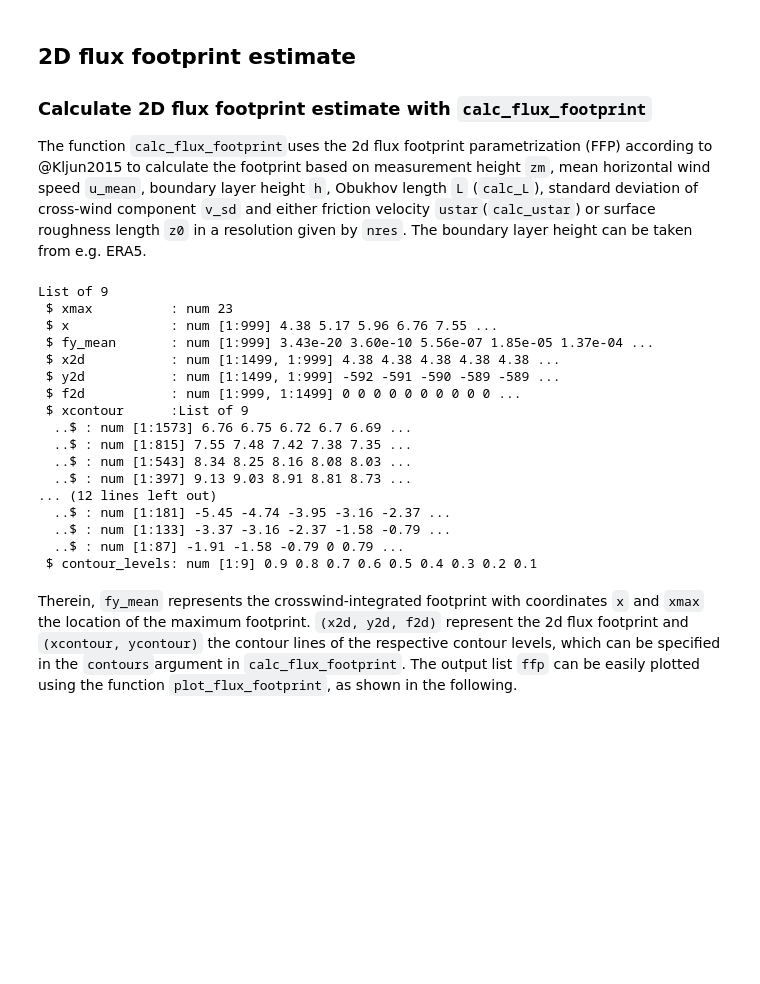
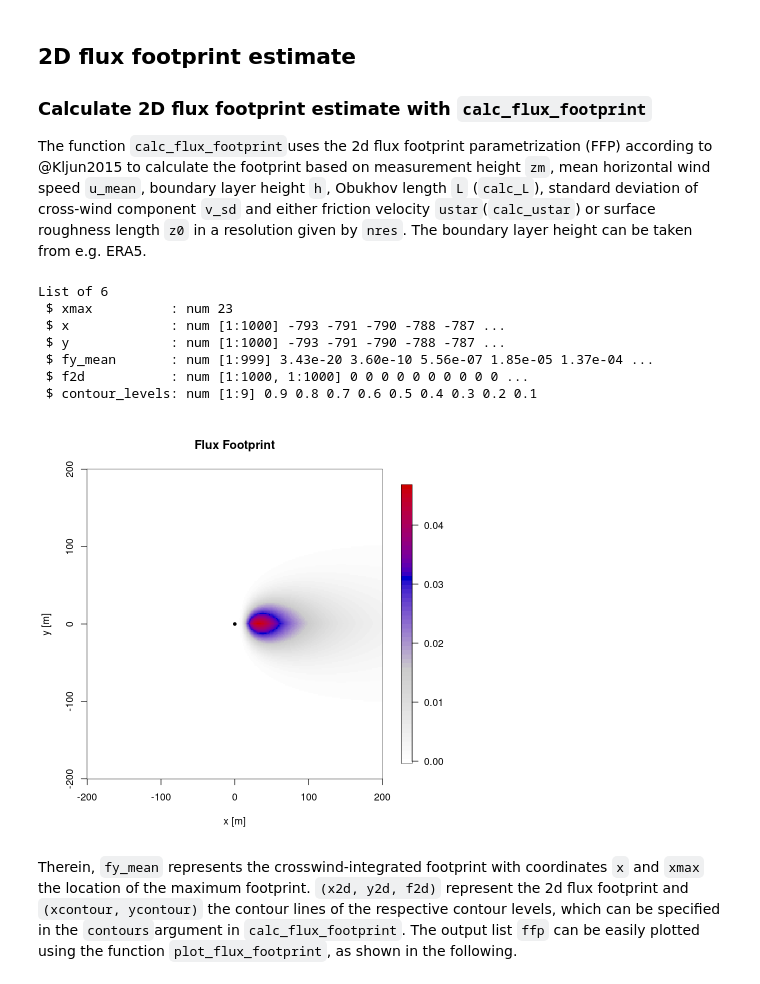
Before and after one commit to noctiluc3nt/ec_analyze, a Jupyter notebook: notebooks/05_flux-footprint-estimation.ipynb, the cells around one changed output. Drawn from its saved outputs; the diff is of its cells as text; code cells hidden in the pictures; blank space fills up the shorter version.

```diff
--- a/notebooks/05_flux-footprint-estimation.ipynb
+++ b/notebooks/05_flux-footprint-estimation.ipynb
@@ -29,29 +29,20 @@ The function `calc_flux_footprint`uses the 2d flux footprint parametrization (FF
 # %%
 ustar=calc_ustar(dat$cov_uw,dat$cov_vw)
 L=calc_L(ustar,dat$T_mean,dat$cov_wT)
 zm=4.4
 h=700
 
-ffp=calc_flux_footprint(zm,dat$u_mean[i],h,L[i],dat$v_sd[i],ustar[i])
+ffp=calc_flux_footprint_Kljun2015(zm=zm,ws_mean=dat$u_mean[i],blh=h,L=L[i],v_sd=dat$v_sd[i],ustar=ustar[i],plot==FALSE)
 str(ffp)
 # %% [output]
-List of 9
+List of 6
  $ xmax          : num 23
- $ x             : num [1:999] 4.38 5.17 5.96 6.76 7.55 ...
+ $ x             : num [1:1000] -793 -791 -790 -788 -787 ...
+ $ y             : num [1:1000] -793 -791 -790 -788 -787 ...
  $ fy_mean       : num [1:999] 3.43e-20 3.60e-10 5.56e-07 1.85e-05 1.37e-04 ...
- $ x2d           : num [1:1499, 1:999] 4.38 4.38 4.38 4.38 4.38 ...
- $ y2d           : num [1:1499, 1:999] -592 -591 -590 -589 -589 ...
- $ f2d           : num [1:999, 1:1499] 0 0 0 0 0 0 0 0 0 0 ...
- $ xcontour      :List of 9
-  ..$ : num [1:1573] 6.76 6.75 6.72 6.7 6.69 ...
-  ..$ : num [1:815] 7.55 7.48 7.42 7.38 7.35 ...
-  ..$ : num [1:543] 8.34 8.25 8.16 8.08 8.03 ...
-  ..$ : num [1:397] 9.13 9.03 8.91 8.81 8.73 ...
-... (12 lines left out)
-  ..$ : num [1:181] -5.45 -4.74 -3.95 -3.16 -2.37 ...
-  ..$ : num [1:133] -3.37 -3.16 -2.37 -1.58 -0.79 ...
-  ..$ : num [1:87] -1.91 -1.58 -0.79 0 0.79 ...
+ $ f2d           : num [1:1000, 1:1000] 0 0 0 0 0 0 0 0 0 0 ...
  $ contour_levels: num [1:9] 0.9 0.8 0.7 0.6 0.5 0.4 0.3 0.2 0.1
+[figure, added]
 # %% [markdown]
 Therein, `fy_mean` represents the crosswind-integrated footprint with coordinates `x` and `xmax` the location of the maximum footprint. `(x2d, y2d, f2d)` represent the 2d flux footprint and `(xcontour, ycontour)` the contour lines of the respective contour levels, which can be specified in the `contours`argument in `calc_flux_footprint`. The output list `ffp` can be easily plotted using the function `plot_flux_footprint`, as shown in the following.
 # %% [markdown]
```
Also changed, not shown: parts of 1 cell of this notebook, 4 other files.
